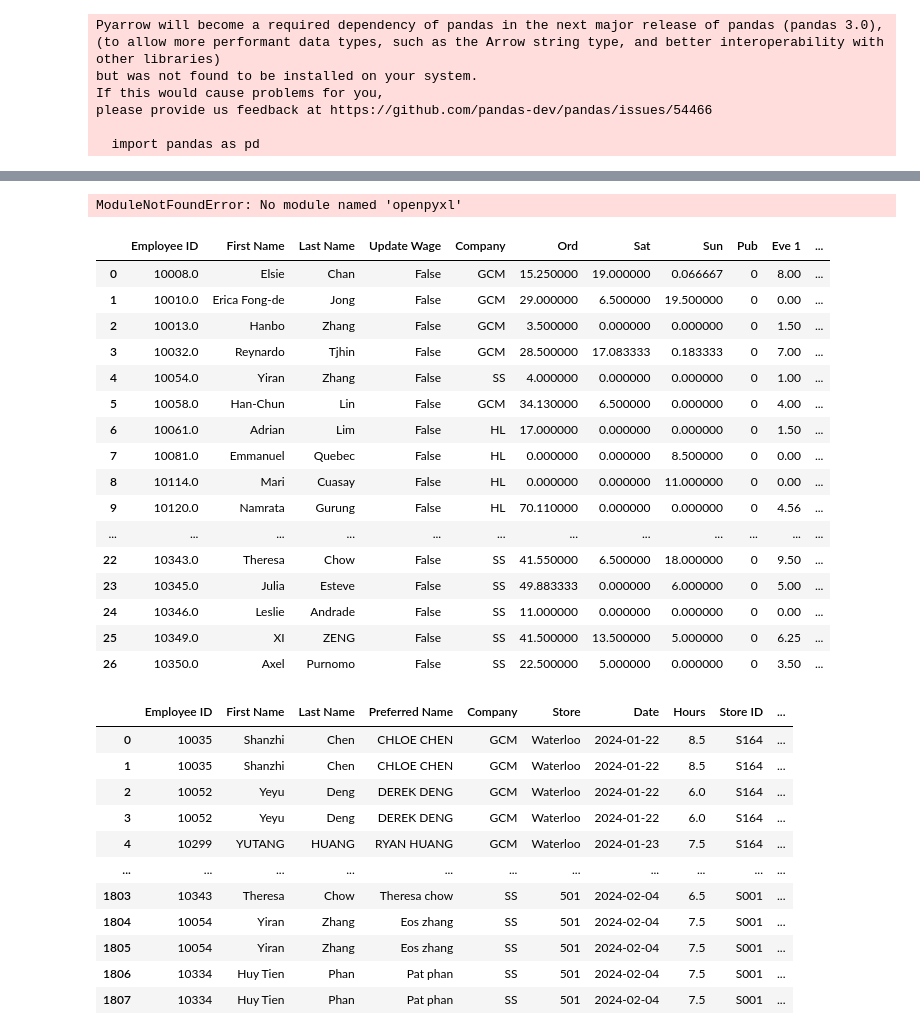
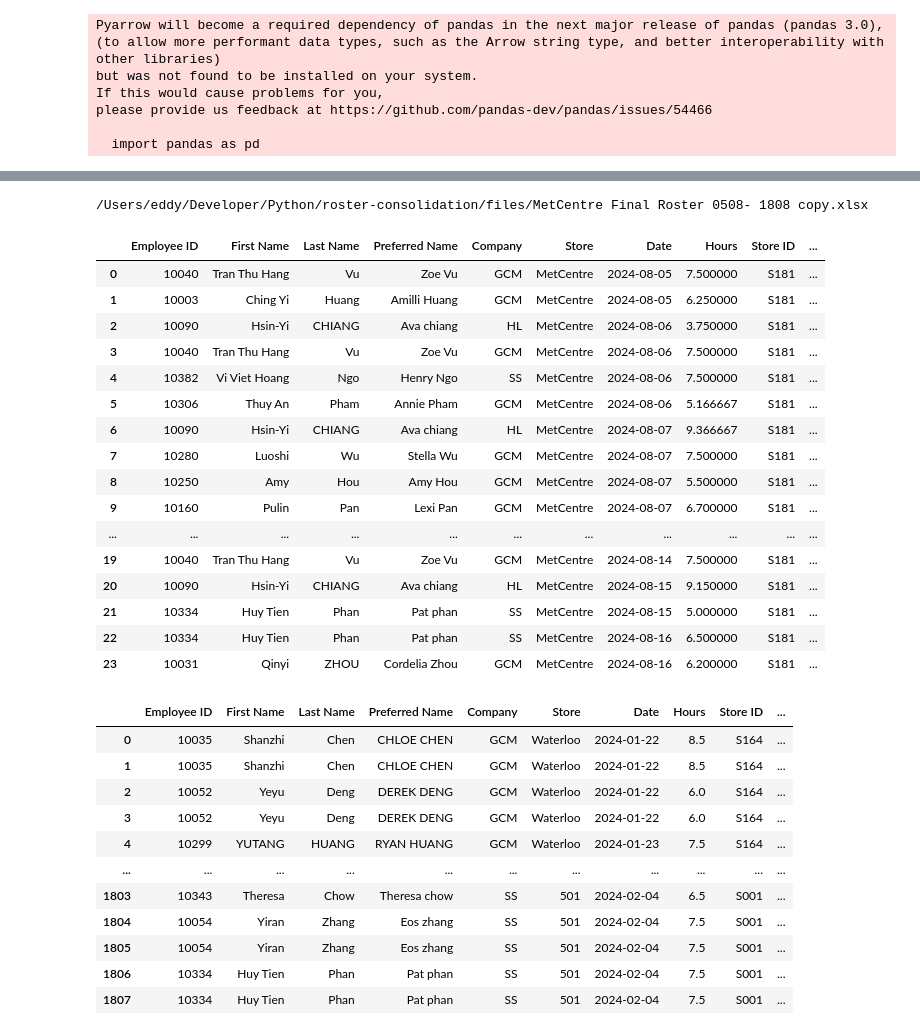
Before and after one commit to gongchaaus/roster-consolidation, a Jupyter notebook: timesheet_billing.ipynb, the cells around one changed output, grey strips where cells are left out. Saved outputs shown, nothing was run; the diff lists cells and outputs as text; code cells hidden in the pictures.

```diff
--- a/timesheet_billing.ipynb
+++ b/timesheet_billing.ipynb
@@ -395,12 +415,12 @@ bonus = pd.merge(bonus, store_ref, on=['Store'], how = 'left')
 bonus.dropna(subset=['Store ID'], inplace = True)
 
 # Stitch recid_plo
-sheet_id = '1ezyBlKquUhYnFwmIKTR4fghI59ZvGaKL35mKbcdeRy4'
-sheet_name = 'Stores'
+sheet_id = '1aVcnah9Cp_PUvFiXgd2XRmBpLhumCqHUaqROaLcpYfc'
+sheet_name = 'store_id_ref'
 url = f'https://docs.google.com/spreadsheets/d/{sheet_id}/gviz/tq?tqx=out:csv&sheet={sheet_name}'
-store_df_gs = pd.read_csv(url)
-
-bonus = pd.merge(bonus, store_df_gs[['Store ID', 'recid_plo']], on=['Store ID'], how = 'left')
+store_id_ref_crm = pd.read_csv(url)
+store_id_ref_crm = store_id_ref_crm.rename(columns={'store_id' : 'Store ID'})
+bonus = pd.merge(bonus, store_id_ref_crm[['Store ID', 'recid_plo']], on=['Store ID'], how = 'left')
 bonus['recid_plo'] = bonus['recid_plo'].astype(int)
 
 # Stich sales based on recid_plo & dates, skip if there is no Date
@@ -469,27 +489,27 @@ timesheets = pd.merge(timesheets, bonus_summary, on=['Employee ID'], how = 'left
 timesheets.fillna({'Bonus':0}, inplace = True)
 timesheets.rename(columns={'Bonus':'Bonus $'}, inplace = True)
 # %% [output]
-ModuleNotFoundError: No module named 'openpyxl'
+/Users/eddy/Developer/Python/roster-consolidation/files/MetCentre Final Roster 0508- 1808 copy.xlsx
-# %%
-timesheets
-# %% [output]
-|  | Employee ID | First Name | Last Name | Update Wage | Company | Ord | Sat | Sun | Pub | Eve 1 | ... |
-| 0 | 10008.0 | Elsie | Chan | False | GCM | 15.250000 | 19.000000 | 0.066667 | 0 | 8.00 | ... |
-| 1 | 10010.0 | Erica Fong-de | Jong | False | GCM | 29.000000 | 6.500000 | 19.500000 | 0 | 0.00 | ... |
-| 2 | 10013.0 | Hanbo | Zhang | False | GCM | 3.500000 | 0.000000 | 0.000000 | 0 | 1.50 | ... |
-| 3 | 10032.0 | Reynardo | Tjhin | False | GCM | 28.500000 | 17.083333 | 0.183333 | 0 | 7.00 | ... |
-| 4 | 10054.0 | Yiran | Zhang | False | SS | 4.000000 | 0.000000 | 0.000000 | 0 | 1.00 | ... |
-| 5 | 10058.0 | Han-Chun | Lin | False | GCM | 34.130000 | 6.500000 | 0.000000 | 0 | 4.00 | ... |
-| 6 | 10061.0 | Adrian | Lim | False | HL | 17.000000 | 0.000000 | 0.000000 | 0 | 1.50 | ... |
-| 7 | 10081.0 | Emmanuel | Quebec | False | HL | 0.000000 | 0.000000 | 8.500000 | 0 | 0.00 | ... |
-| 8 | 10114.0 | Mari | Cuasay | False | HL | 0.000000 | 0.000000 | 11.000000 | 0 | 0.00 | ... |
-| 9 | 10120.0 | Namrata | Gurung | False | HL | 70.110000 | 0.000000 | 0.000000 | 0 | 4.56 | ... |
-| ... | ... | ... | ... | ... | ... | ... | ... | ... | ... | ... | ... |
-| 22 | 10343.0 | Theresa | Chow | False | SS | 41.550000 | 6.500000 | 18.000000 | 0 | 9.50 | ... |
-| 23 | 10345.0 | Julia | Esteve | False | SS | 49.883333 | 0.000000 | 6.000000 | 0 | 5.00 | ... |
-| 24 | 10346.0 | Leslie | Andrade | False | SS | 11.000000 | 0.000000 | 0.000000 | 0 | 0.00 | ... |
-| 25 | 10349.0 | XI | ZENG | False | SS | 41.500000 | 13.500000 | 5.000000 | 0 | 6.25 | ... |
-| 26 | 10350.0 | Axel | Purnomo | False | SS | 22.500000 | 5.000000 | 0.000000 | 0 | 3.50 | ... |
+# %%
+bonus
+# %% [output]
+|  | Employee ID | First Name | Last Name | Preferred Name | Company | Store | Date | Hours | Store ID | ... |
+| 0 | 10040 | Tran Thu Hang | Vu | Zoe Vu | GCM | MetCentre | 2024-08-05 | 7.500000 | S181 | ... |
+| 1 | 10003 | Ching Yi | Huang | Amilli Huang | GCM | MetCentre | 2024-08-05 | 6.250000 | S181 | ... |
+| 2 | 10090 | Hsin-Yi | CHIANG | Ava chiang | HL | MetCentre | 2024-08-06 | 3.750000 | S181 | ... |
+| 3 | 10040 | Tran Thu Hang | Vu | Zoe Vu | GCM | MetCentre | 2024-08-06 | 7.500000 | S181 | ... |
+| 4 | 10382 | Vi Viet Hoang | Ngo | Henry Ngo | SS | MetCentre | 2024-08-06 | 7.500000 | S181 | ... |
+| 5 | 10306 | Thuy An | Pham | Annie Pham | GCM | MetCentre | 2024-08-06 | 5.166667 | S181 | ... |
+| 6 | 10090 | Hsin-Yi | CHIANG | Ava chiang | HL | MetCentre | 2024-08-07 | 9.366667 | S181 | ... |
+| 7 | 10280 | Luoshi | Wu | Stella Wu | GCM | MetCentre | 2024-08-07 | 7.500000 | S181 | ... |
+| 8 | 10250 | Amy | Hou | Amy Hou | GCM | MetCentre | 2024-08-07 | 5.500000 | S181 | ... |
+| 9 | 10160 | Pulin | Pan | Lexi Pan | GCM | MetCentre | 2024-08-07 | 6.700000 | S181 | ... |
+| ... | ... | ... | ... | ... | ... | ... | ... | ... | ... | ... |
+| 19 | 10040 | Tran Thu Hang | Vu | Zoe Vu | GCM | MetCentre | 2024-08-14 | 7.500000 | S181 | ... |
+| 20 | 10090 | Hsin-Yi | CHIANG | Ava chiang | HL | MetCentre | 2024-08-15 | 9.150000 | S181 | ... |
+| 21 | 10334 | Huy Tien | Phan | Pat phan | SS | MetCentre | 2024-08-15 | 5.000000 | S181 | ... |
+| 22 | 10334 | Huy Tien | Phan | Pat phan | SS | MetCentre | 2024-08-16 | 6.500000 | S181 | ... |
+| 23 | 10031 | Qinyi | ZHOU | Cordelia Zhou | GCM | MetCentre | 2024-08-16 | 6.200000 | S181 | ... |
 # %%
 bonus
 # %% [output]
```
Also changed, not shown: parts of 2 cells of this notebook, 2 other files.
